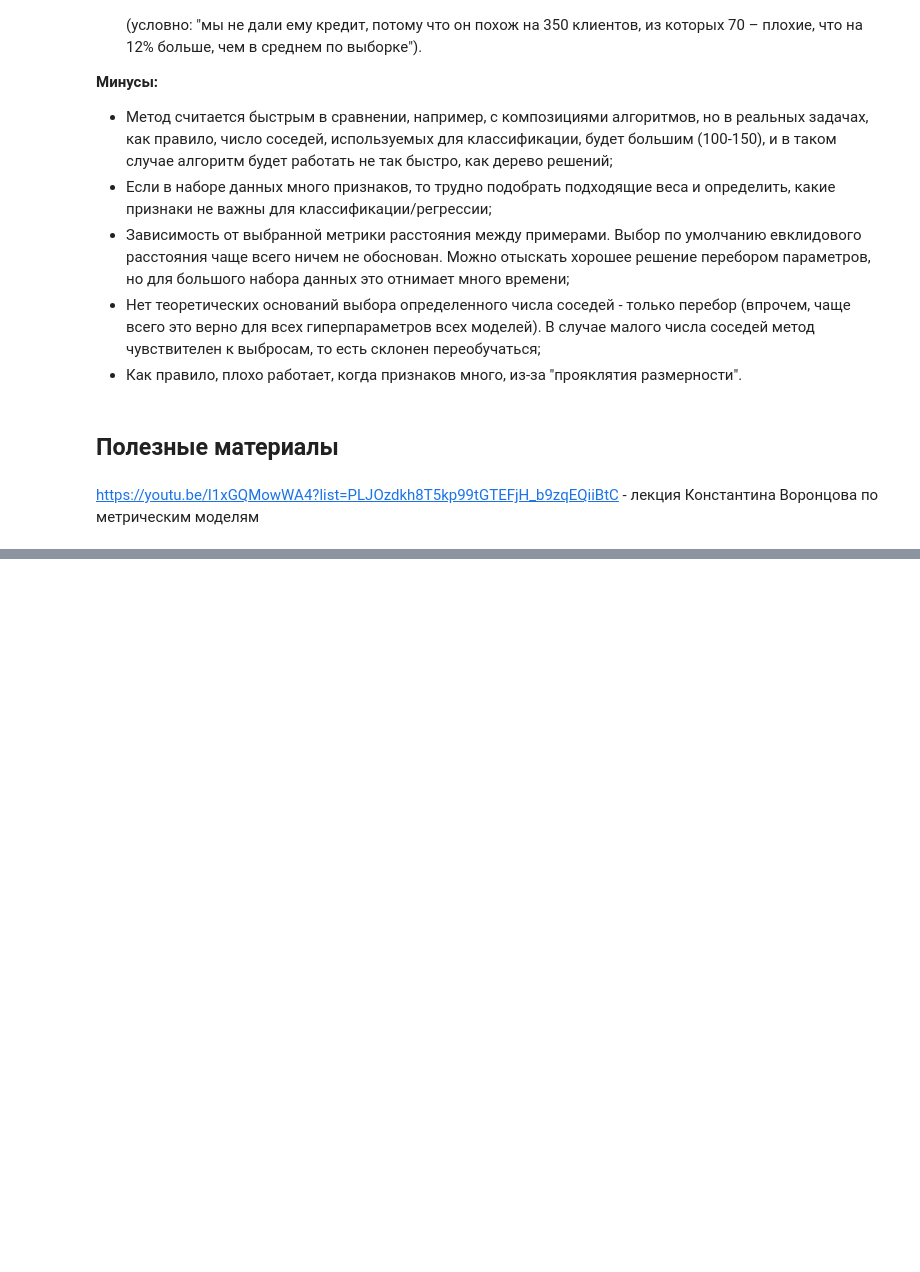
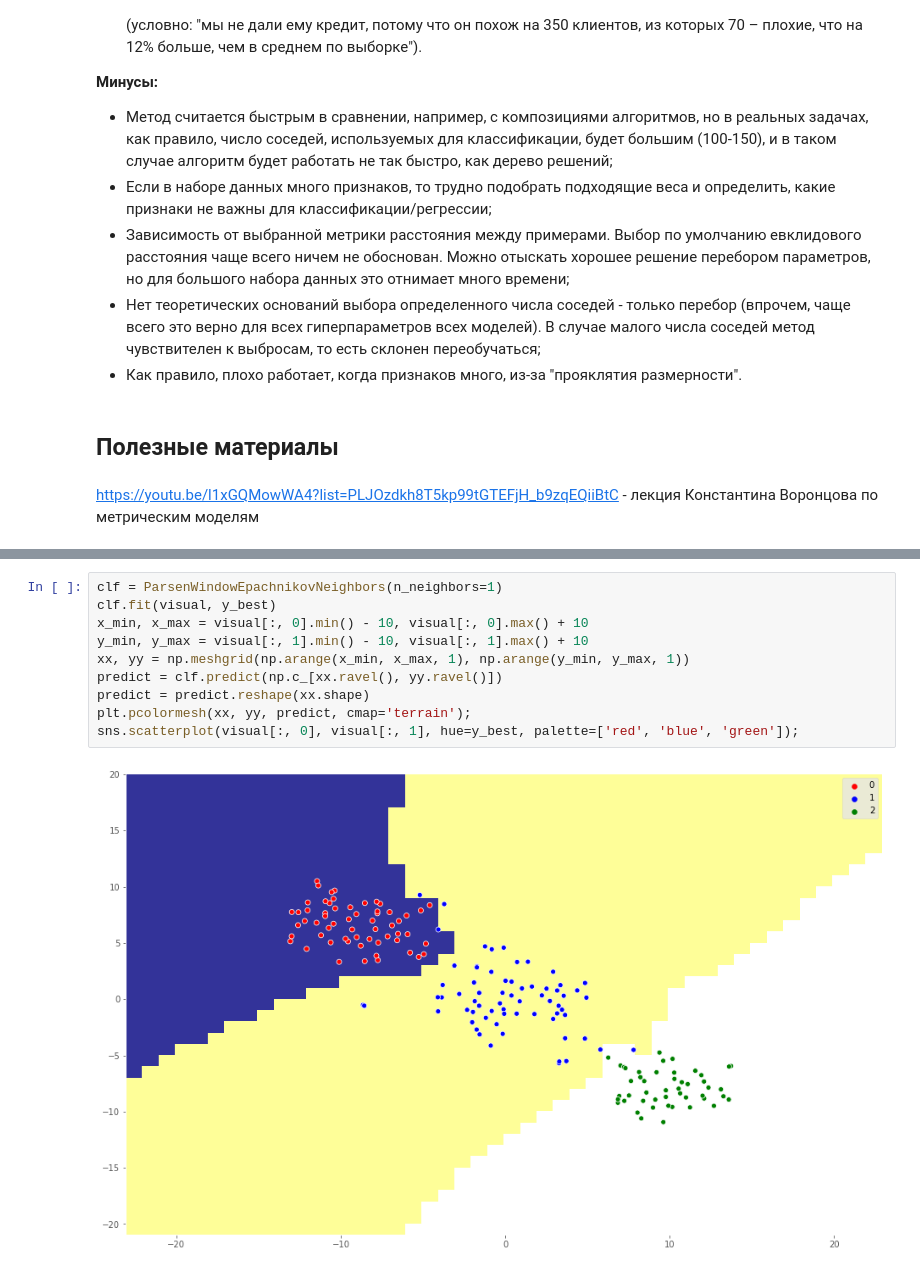
Before and after one commit to IMDxD/MLIsuct, a Jupyter notebook: lectures/lecture3/KNN.ipynb, the cells around one changed output, grey strips where cells are left out. Drawn from its saved outputs; the diff is of its cells as text; blank space fills up the shorter version.

```diff
--- a/lectures/lecture3/KNN.ipynb
+++ b/lectures/lecture3/KNN.ipynb
@@ -401,0 +595,12 @@ https://youtu.be/l1xGQMowWA4?list=PLJOzdkh8T5kp99tGTEFjH_b9zqEQiiBtC - лекц
+# %%
+clf = ParsenWindowEpachnikovNeighbors(n_neighbors=1)
+clf.fit(visual, y_best)
+x_min, x_max = visual[:, 0].min() - 10, visual[:, 0].max() + 10
+y_min, y_max = visual[:, 1].min() - 10, visual[:, 1].max() + 10
+xx, yy = np.meshgrid(np.arange(x_min, x_max, 1), np.arange(y_min, y_max, 1))
+predict = clf.predict(np.c_[xx.ravel(), yy.ravel()])
+predict = predict.reshape(xx.shape)
+plt.pcolormesh(xx, yy, predict, cmap='terrain');
+sns.scatterplot(visual[:, 0], visual[:, 1], hue=y_best, palette=['red', 'blue', 'green']);
+# %% [output]
+[figure, added]
```
Also changed, not shown: parts of 36 cells of this notebook.
